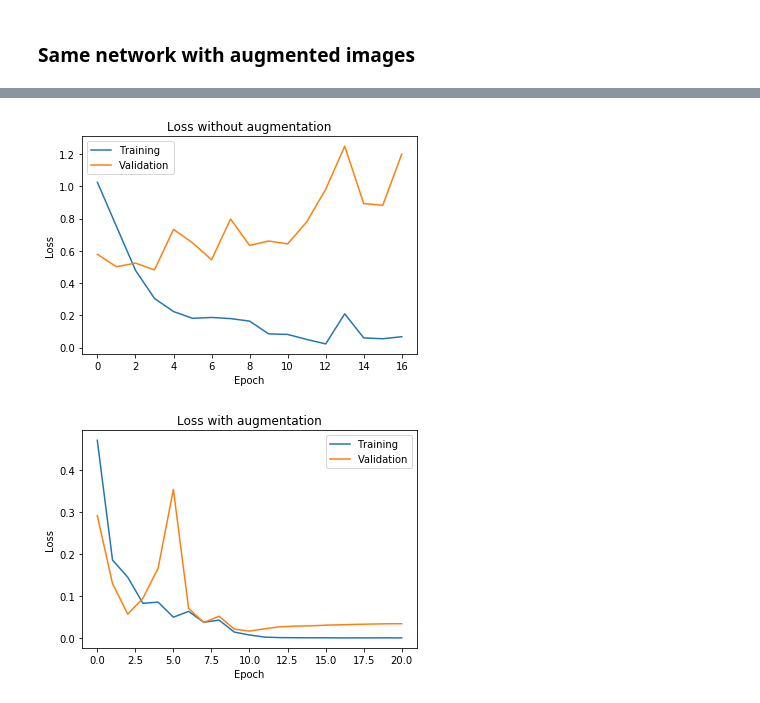
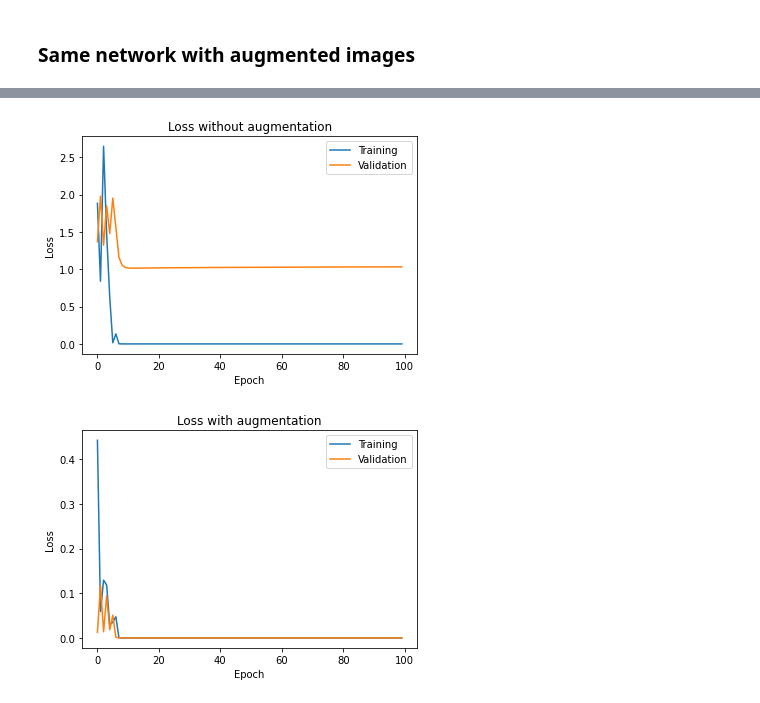
Before and after one commit to cspielvogel/Computer_Vision_Lecture_Notebooks, a Jupyter notebook: Jupyter-notebooks_Deep_Learning/09_Deep_Learning.ipynb, the cells around one changed output, grey strips where cells are left out. Saved outputs shown, nothing was run; the diff lists cells and outputs as text; code cells hidden in the pictures.

```diff
--- a/Jupyter-notebooks_Deep_Learning/09_Deep_Learning.ipynb
+++ b/Jupyter-notebooks_Deep_Learning/09_Deep_Learning.ipynb
@@ -166,13 +172,8 @@ X_test = scaler.transform(X_test)
 # %%
 # Create keras model architecture
 model = keras.Sequential()
-model.add(keras.layers.Dense(64, input_dim=10000, activation="relu"))
-model.add(keras.layers.Dense(128, activation="relu"))
-model.add(keras.layers.Dense(128, activation="relu"))
-model.add(keras.layers.Dense(128, activation="relu"))
+model.add(keras.layers.Dense(64, input_dim=30000, activation="relu"))
 model.add(keras.layers.Dense(64, activation="relu"))
-model.add(keras.layers.Dense(64, activation="relu"))
-model.add(keras.layers.Dropout(0.5))
 model.add(keras.layers.Dense(3, activation="softmax"))
 # %%
 # Create model
@@ -182,6 +183,6 @@ model.compile(optimizer=tf.keras.optimizers.Adam(),
 # %%
 # Configure stopping criterion via early stopping
-callback = tf.keras.callbacks.EarlyStopping(monitor="loss", patience=4)
+callback = tf.keras.callbacks.EarlyStopping(monitor="loss", patience=5)
 # %%
 # Train model
 history = model.fit(X_train,
@@ -242,7 +243,7 @@ def augment_data(X_train, y_train, size=0):
     as input images is returned."""
 
     # Convert images to 2D
-    images = [image.reshape(100, 100) for image in X_train]
+    images = [image.reshape(100, 100, 3) for image in X_train]
 
     # Set number of images to augment to the same number as input images if size is zero
     if size == 0:
@@ -260,7 +261,7 @@ def augment_data(X_train, y_train, size=0):
         # Rotate image with random parameters
         rows,cols = img.shape[:2]
         rot_matrix = cv2.getRotationMatrix2D(center=(cols/2, rows/2),
-                                             angle=np.random.randint(0, 45),
+                                             angle=np.random.randint(0, 35),
                                              scale=1)
         img = cv2.warpAffine(img, rot_matrix, (cols,rows))
 
@@ -304,13 +317,8 @@ for i in range(0, 5):
 # %%
 # Create keras model architecture
 model = keras.Sequential()
-model.add(keras.layers.Dense(64, input_dim=10000, activation="relu"))
-model.add(keras.layers.Dense(128, activation="relu"))
-model.add(keras.layers.Dense(128, activation="relu"))
-model.add(keras.layers.Dense(128, activation="relu"))
+model.add(keras.layers.Dense(64, input_dim=30000, activation="relu"))
 model.add(keras.layers.Dense(64, activation="relu"))
-model.add(keras.layers.Dense(64, activation="relu"))
-model.add(keras.layers.Dropout(0.5))
 model.add(keras.layers.Dense(3, activation="softmax"))
 
 # Create model
@@ -319,7 +327,7 @@ model.compile(optimizer=tf.keras.optimizers.Adam(),
                   metrics=["sparse_categorical_accuracy"])
 
 # Configure stopping criterion via early stopping
-callback = tf.keras.callbacks.EarlyStopping(monitor="loss", patience=4)
+callback = tf.keras.callbacks.EarlyStopping(monitor="loss", patience=5)
 
 # Train model
 history_augmented = model.fit(X_train_augmented,
@@ -369,22 +381,22 @@ ACC: 0.8
 # %%
 # Plot loss for model with and without augmentation
 num_epochs = len(history.history["loss"])
-sns.lineplot(np.arange(num_epochs), history.history["loss"])
-sns.lineplot(np.arange(num_epochs), history.history["val_loss"])
+sns.lineplot(x=np.arange(num_epochs), y=history.history["loss"])
+sns.lineplot(x=np.arange(num_epochs), y=history.history["val_loss"])
 plt.legend(labels=["Training", "Validation"])
 plt.xlabel("Epoch")
 plt.ylabel("Loss")
 plt.title("Loss without augmentation")
 plt.show()
 
 num_epochs = len(history_augmented.history["loss"])
-sns.lineplot(np.arange(num_epochs), history_augmented.history["loss"])
-sns.lineplot(np.arange(num_epochs), history_augmented.history["val_loss"])
+sns.lineplot(x=np.arange(num_epochs), y=history_augmented.history["loss"])
+sns.lineplot(x=np.arange(num_epochs), y=history_augmented.history["val_loss"])
 plt.legend(labels=["Training", "Validation"])
 plt.xlabel("Epoch")
 plt.ylabel("Loss")
 plt.title("Loss with augmentation")
 plt.show()
 # %% [output]
-[figure, old version]
+[figure, new version]
-[figure, old version]
+[figure, new version]
```
Also changed, not shown: parts of 23 cells of this notebook, 1 other file.
